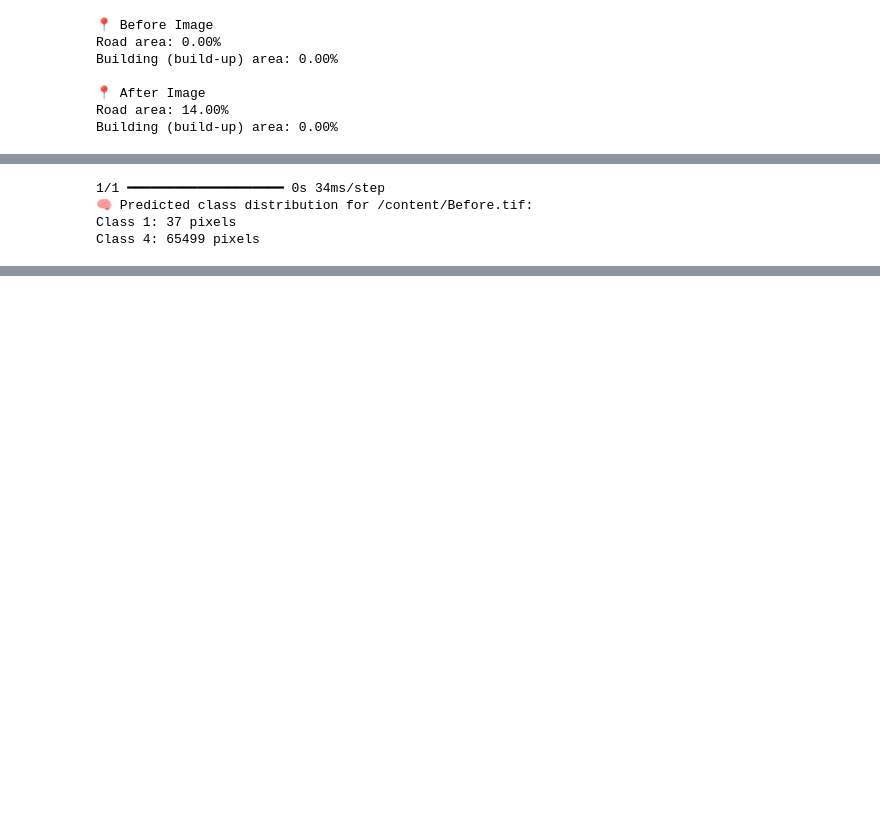
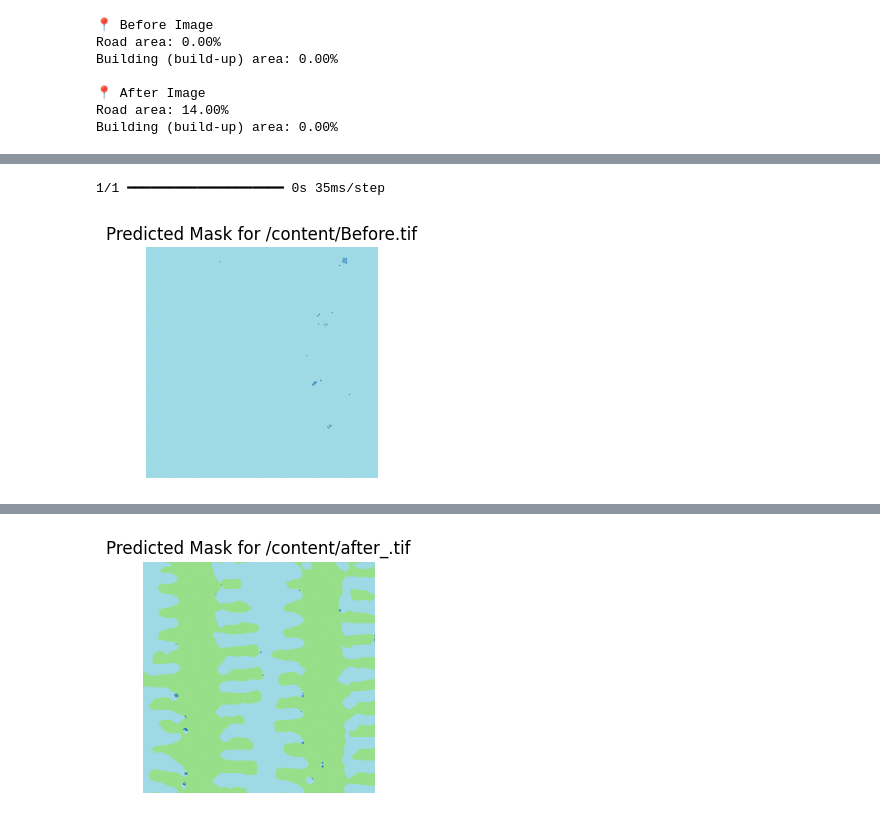
Before and after one commit to oliva2/EDA, a Jupyter notebook: DL-SatelliteImagery/Satellite_Imagery_DeepLearning-Base.ipynb, the cells around one changed output, grey strips where cells are left out. Drawn from its saved outputs; the diff is of its cells as text; code cells hidden in the pictures; blank space fills up the shorter version.

```diff
--- a/DL-SatelliteImagery/Satellite_Imagery_DeepLearning-Base.ipynb
+++ b/DL-SatelliteImagery/Satellite_Imagery_DeepLearning-Base.ipynb
@@ -741,26 +763,29 @@ Building (build-up) area: 0.00%
 # %%
 from tensorflow.keras.preprocessing.image import img_to_array
+import matplotlib.pyplot as plt
 import numpy as np
 from PIL import Image
 
-def debug_prediction_classes(image_path):
+def predict_and_show_mask(image_path):
+    # Load and resize to model input size
     img = Image.open(image_path).resize((256, 256))
-    img_array = img_to_array(img) / 255.0
-    input_image = np.expand_dims(img_array, axis=0)
+    img_array = img_to_array(img) / 255.0  # Normalize
+    input_image = np.expand_dims(img_array, axis=0)  # (1, 256, 256, 3)
 
+    # Predict mask
     pred_mask = model.predict(input_image)
-    pred_class = np.argmax(pred_mask[0], axis=-1)
+    pred_class = np.argmax(pred_mask[0], axis=-1)  # (256, 256)
 
-    unique_classes, class_counts = np.unique(pred_class, return_counts=True)
-    class_info = dict(zip(unique_classes, class_counts))
+    # Show predicted mask
+    plt.figure(figsize=(6, 3))
+    plt.imshow(pred_class, cmap='tab20')
+    plt.title(f"Predicted Mask for {image_path}")
+    plt.axis('off')
+    plt.show()
 
-    print(f"🧠 Predicted class distribution for {image_path}:")
-    for cls, count in class_info.items():
-        print(f"Class {cls}: {count} pixels")
-
-debug_prediction_classes("/content/Before.tif")
+# Predict for both images
+predict_and_show_mask("/content/Before.tif")
+predict_and_show_mask("/content/after_.tif")
 # %% [output]
-1/1 ━━━━━━━━━━━━━━━━━━━━ 0s 34ms/step
-🧠 Predicted class distribution for /content/Before.tif:
-Class 1: 37 pixels
-Class 4: 65499 pixels
+1/1 ━━━━━━━━━━━━━━━━━━━━ 0s 35ms/step
+[figure, added]
@@ -766,0 +793 @@ Class 4: 65499 pixels
+[figure, added]
```
Also changed, not shown: parts of 19 cells of this notebook.
